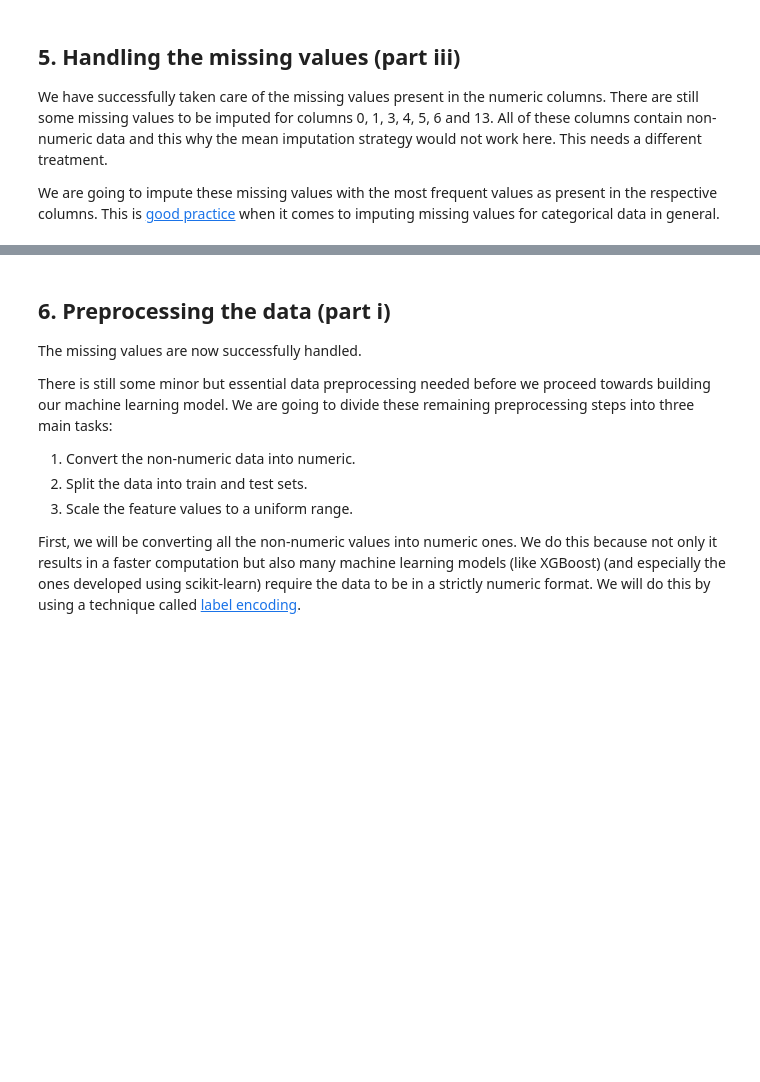
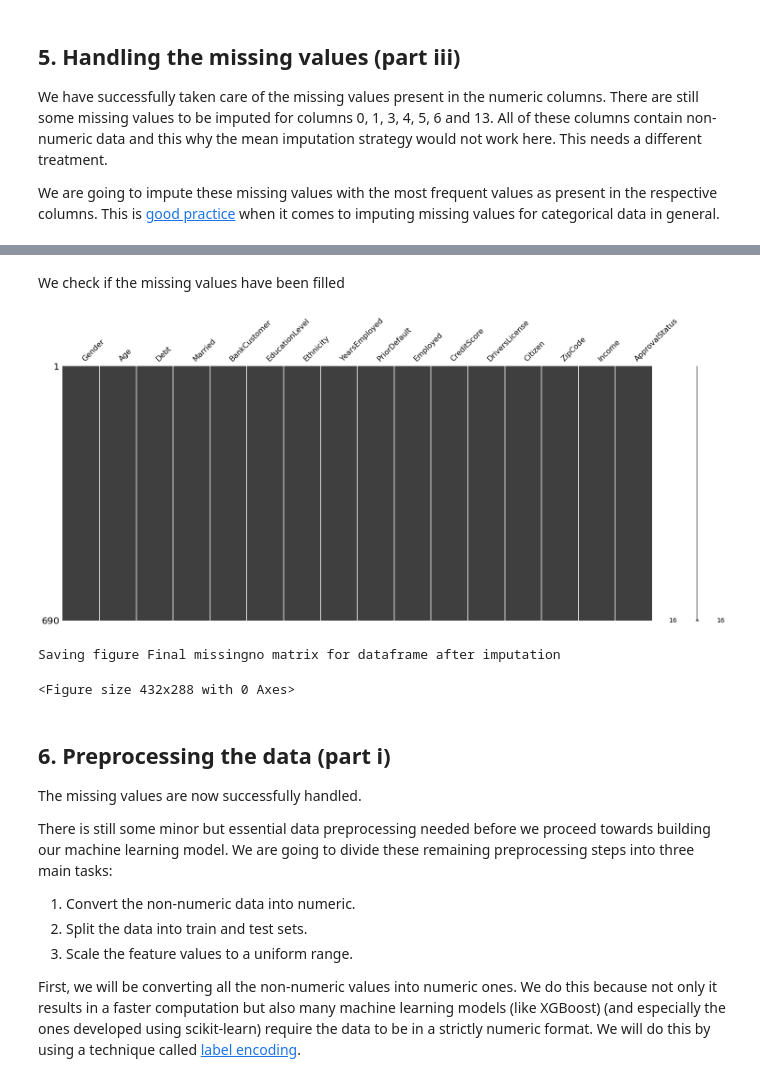
Before and after one commit to BengeanAdrian/ProiecteML, a Jupyter notebook: Predicting Credit Card Approvals/notebook.ipynb, the cells around one changed output, grey strips where cells are left out. Cells and saved outputs as stored; diff of their text form; code cells hidden in the pictures; blank space fills up the shorter version.

```diff
--- a/Predicting Credit Card Approvals/notebook.ipynb
+++ b/Predicting Credit Card Approvals/notebook.ipynb
@@ -202,4 +214,17 @@ print(cc_apps.isnull().sum())
 dtype: int64
+# %% [markdown]
+We check if the missing values have been filled
+# %%
+import missingno as msno
+#housing=housing.sort_values(by='LotFrontage')
+msno.matrix(cc_apps)
+plt.show()
+#showing all Nan values on each atribute
+save_fig("Final missingno matrix for dataframe after imputation")
+# %% [output]
+[figure, added]
+Saving figure Final missingno matrix for dataframe after imputation
+<Figure size 432x288 with 0 Axes>
 # %% [markdown]
 ## 6. Preprocessing the data (part i)
 <p>The missing values are now successfully handled.</p>
```
Also changed, not shown: parts of 17 cells of this notebook, 17 other files.
